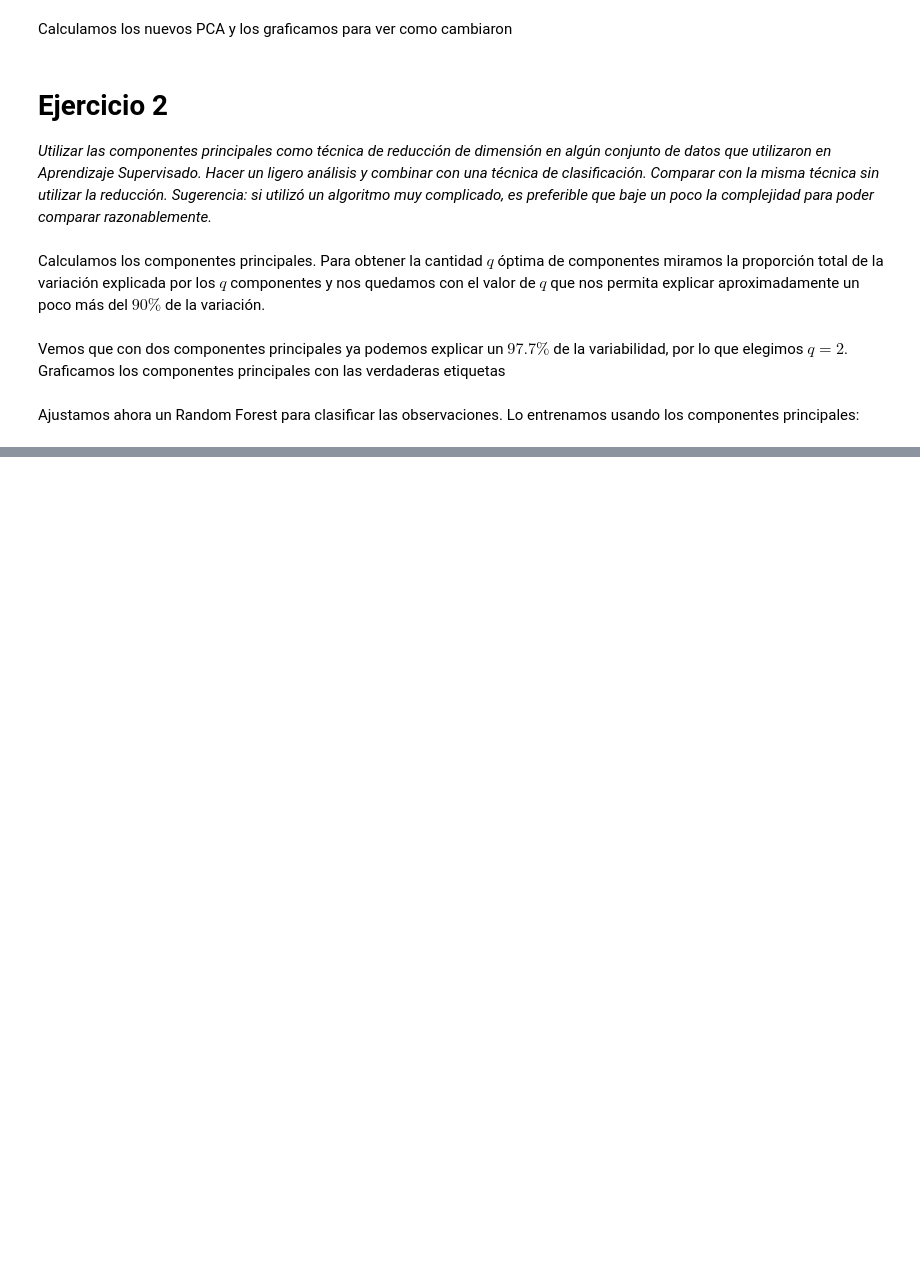
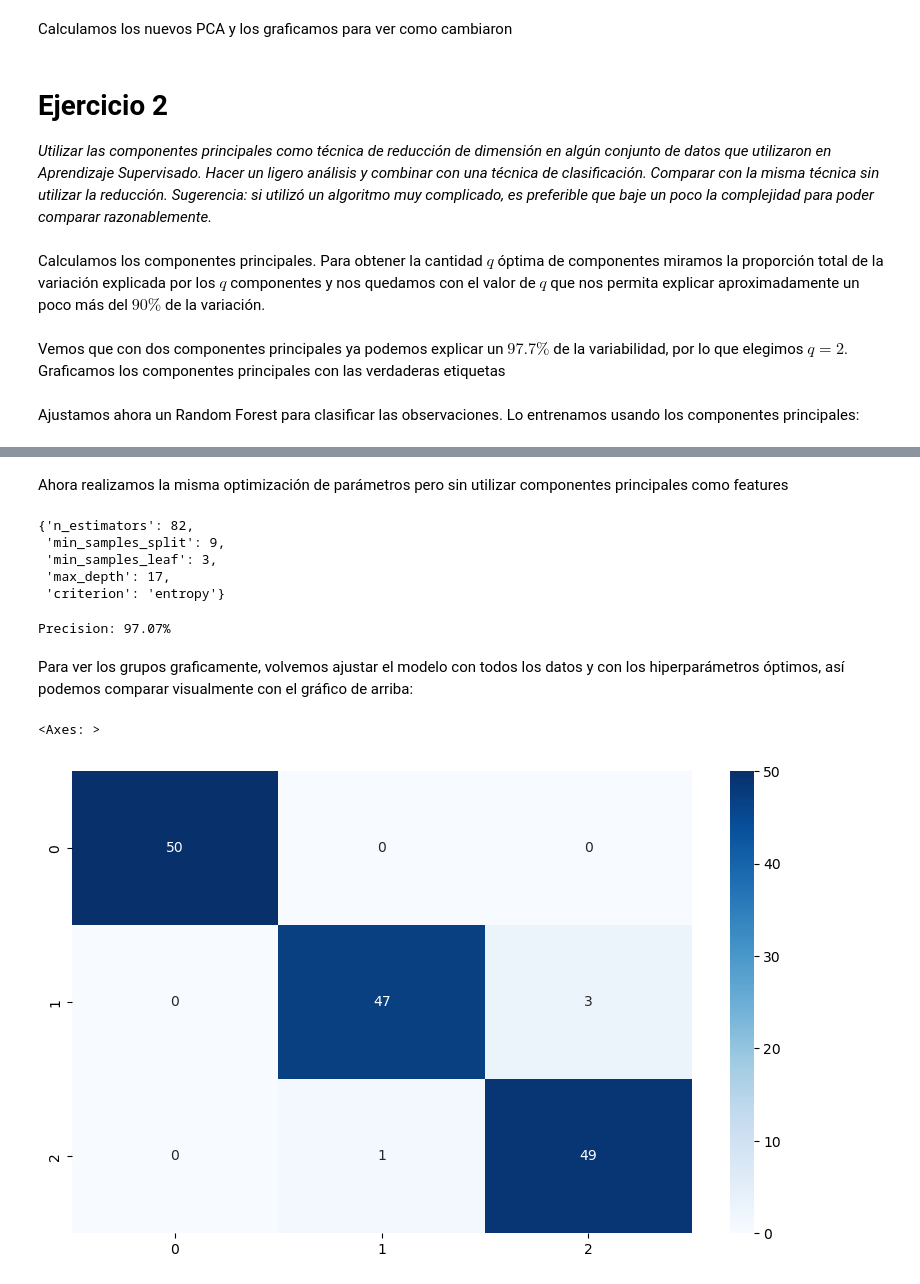
Before and after one commit to nicokossacoff/data-science-library, a Jupyter notebook: Notebooks/Unsupervised Learning/PCA.ipynb, the cells around one changed output, grey strips where cells are left out. Saved outputs shown, nothing was run; the diff lists cells and outputs as text; code cells hidden in the pictures; blank space fills up the shorter version.

```diff
--- a/Notebooks/Unsupervised Learning/PCA.ipynb
+++ b/Notebooks/Unsupervised Learning/PCA.ipynb
@@ -368,0 +393,65 @@ figure.show()
+# %% [markdown]
+Ahora realizamos la misma optimización de parámetros pero sin utilizar componentes principales como features
+# %%
+rand_forest = RandomForestClassifier(random_state=42)
+optim = RandomizedSearchCV(
+    estimator=rand_forest,
+    param_distributions={
+        'n_estimators': np.arange(50, 150),
+        'criterion': ['gini', 'entropy', 'log_loss'],
+        'max_depth': np.arange(5, 20),
+        'min_samples_split': np.arange(2, 10),
+        'min_samples_leaf': np.arange(1, 7)
+    },
+    random_state=42,
+    scoring='precision_macro',
+    n_jobs=2
+)
+
+search = optim.fit(X, y)
+search.best_params_
+# %% [output]
+{'n_estimators': 82,
+ 'min_samples_split': 9,
+ 'min_samples_leaf': 3,
+ 'max_depth': 17,
+ 'criterion': 'entropy'}
+# %%
+print('Precision:', search.best_score_.__format__('.2%'))
+# %% [output]
+Precision: 97.07%
+# %% [markdown]
+Para ver los grupos graficamente, volvemos ajustar el modelo con todos los datos y con los hiperparámetros óptimos, así podemos comparar visualmente con el gráfico de arriba:
+# %%
+forest = RandomForestClassifier(**search.best_params_, random_state=42)
+y_pred = forest.fit(X, y).predict(X)
+
+# Existing scatter plot
+figure = px.scatter(
+    x=pca.iloc[:, 0],
+    y=pca.iloc[:, 1],
+    color=y_pred.astype(str),
+    color_discrete_map={'0': '#E65983', '1': '#2D3846'},
+    size=[1] * pca.shape[0],
+)
+
+# Update layout
+figure.update_layout(
+    title='Clasificación con Random Forest',
+    title_font=dict(size=16, family='Arial', color='black', weight='bold'),
+    xaxis_title='PC1',
+    yaxis_title='PC2',
+    plot_bgcolor='white',
+    yaxis=dict(showgrid=True, gridcolor='LightGray', showline=True, linecolor='Black', zeroline=True, zerolinecolor='LightGray'),
+    xaxis=dict(showgrid=True, gridcolor='LightGray', showline=True, linecolor='Black', zeroline=True, zerolinecolor='LightGray'),
+)
+
+figure.show()
+# %%
+cm = confusion_matrix(y, y_pred)
+
+fig, ax = plt.subplots(figsize=(10,6))
+sns.heatmap(cm, annot=True, cmap='Blues')
+# %% [output]
+<Axes: >
+[figure, added]
```
Also changed, not shown: parts of 9 cells of this notebook.
